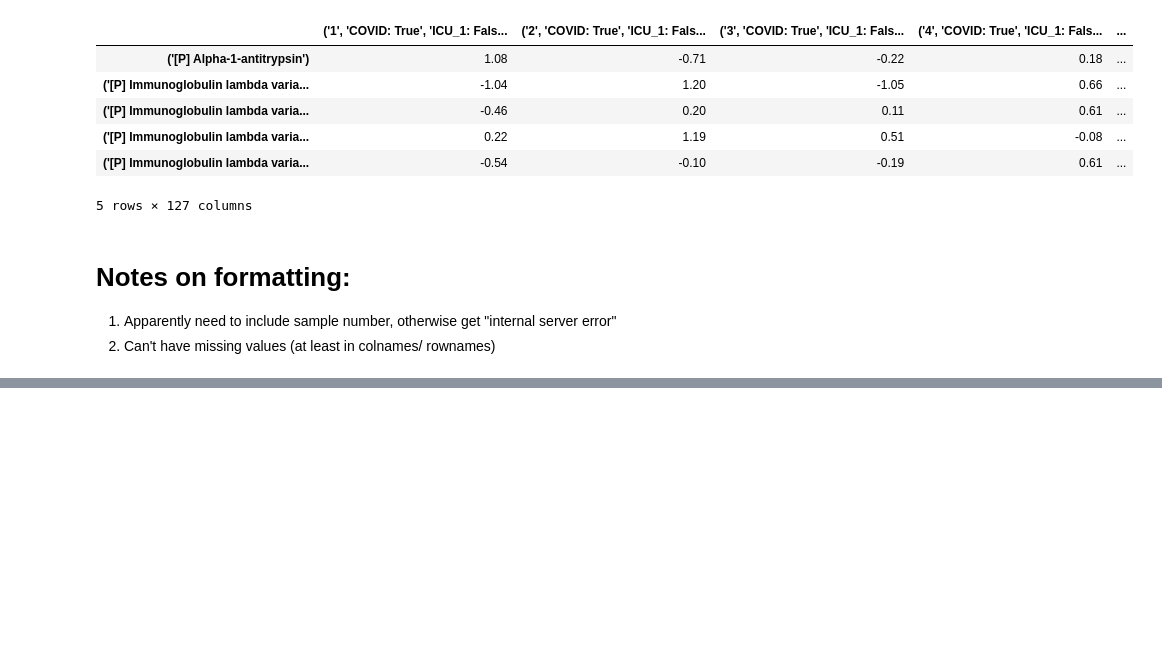
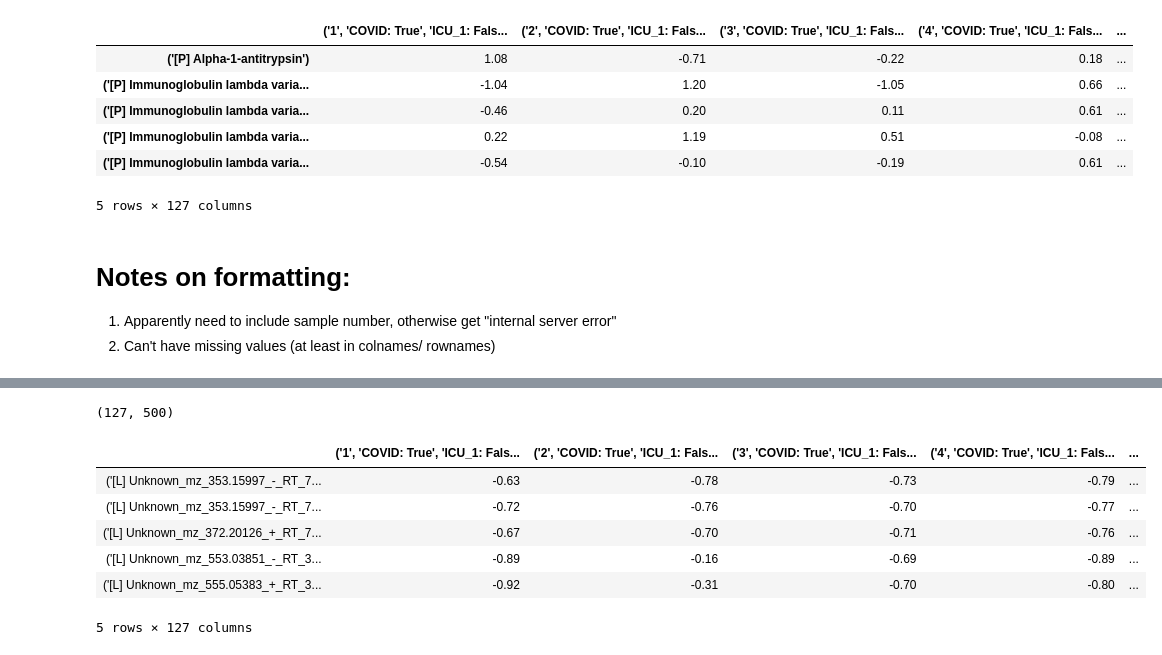
Before and after one commit to ijmiller2/COVID-19_Multi-Omics, a Jupyter notebook: eda/IJM/multi-omics/8.0-clustergrammer_format.ipynb, the cells around one changed output, grey strips where cells are left out. Saved outputs shown, nothing was run; the diff lists cells and outputs as text; code cells hidden in the pictures; blank space fills up the shorter version.

```diff
--- a/eda/IJM/multi-omics/8.0-clustergrammer_format.ipynb
+++ b/eda/IJM/multi-omics/8.0-clustergrammer_format.ipynb
@@ -205,0 +282,39 @@ clustergram_df.to_csv("../../data/clustergrammer/proteomics.txt", sep='\t')
+# %%
+# update row names
+row_names = []
+for index, row in metadata_df.iterrows():
+    #('ML1', 'tissue: thyroid', 'histology: carcinoma', 'sub-histology: follicular_carcinoma', 'gender: F')
+    # ('1', 'COVID: 1', 'ICU_1: 1'...)
+    out_list = []
+    for col in keep_cols:
+        value = row[col]
+        col_str = "'{}: {}'".format(col, value)
+        out_list.append(col_str)
+    out_str = "('" + str(int(index)) + "', " + ", ".join(out_list) + ")"
+    #out_str = "(" + ", ".join(out_list) + ")"
+    row_names.append(out_str)
+
+quant_df.index = row_names
+# %%
+# filter top n features by variance - adapting code from srd/dash/plot.py
+n = 500
+keep_list = quant_df.std(axis=0).sort_values(ascending=False)[:n].index.tolist()
+quant_df = quant_df[keep_list]
+# %%
+quant_df.shape
+# %% [output]
+(127, 500)
+# %%
+# calculate zscore, transpose, and round values
+from scipy import stats
+
+clustergram_df = quant_df.apply(stats.zscore).T.round(2)
+clustergram_df.head()
+# %% [output]
+|  | ('1', 'COVID: True', 'ICU_1: Fals... | ('2', 'COVID: True', 'ICU_1: Fals... | ('3', 'COVID: True', 'ICU_1: Fals... | ('4', 'COVID: True', 'ICU_1: Fals... | ... |
+| ('[L] Unknown_mz_353.15997_-_RT_7... | -0.63 | -0.78 | -0.73 | -0.79 | ... |
+| ('[L] Unknown_mz_353.15997_-_RT_7... | -0.72 | -0.76 | -0.70 | -0.77 | ... |
+| ('[L] Unknown_mz_372.20126_+_RT_7... | -0.67 | -0.70 | -0.71 | -0.76 | ... |
+| ('[L] Unknown_mz_553.03851_-_RT_3... | -0.89 | -0.16 | -0.69 | -0.89 | ... |
+| ('[L] Unknown_mz_555.05383_+_RT_3... | -0.92 | -0.31 | -0.70 | -0.80 | ... |
+5 rows × 127 columns
```
Also changed, not shown: parts of 9 cells of this notebook.
